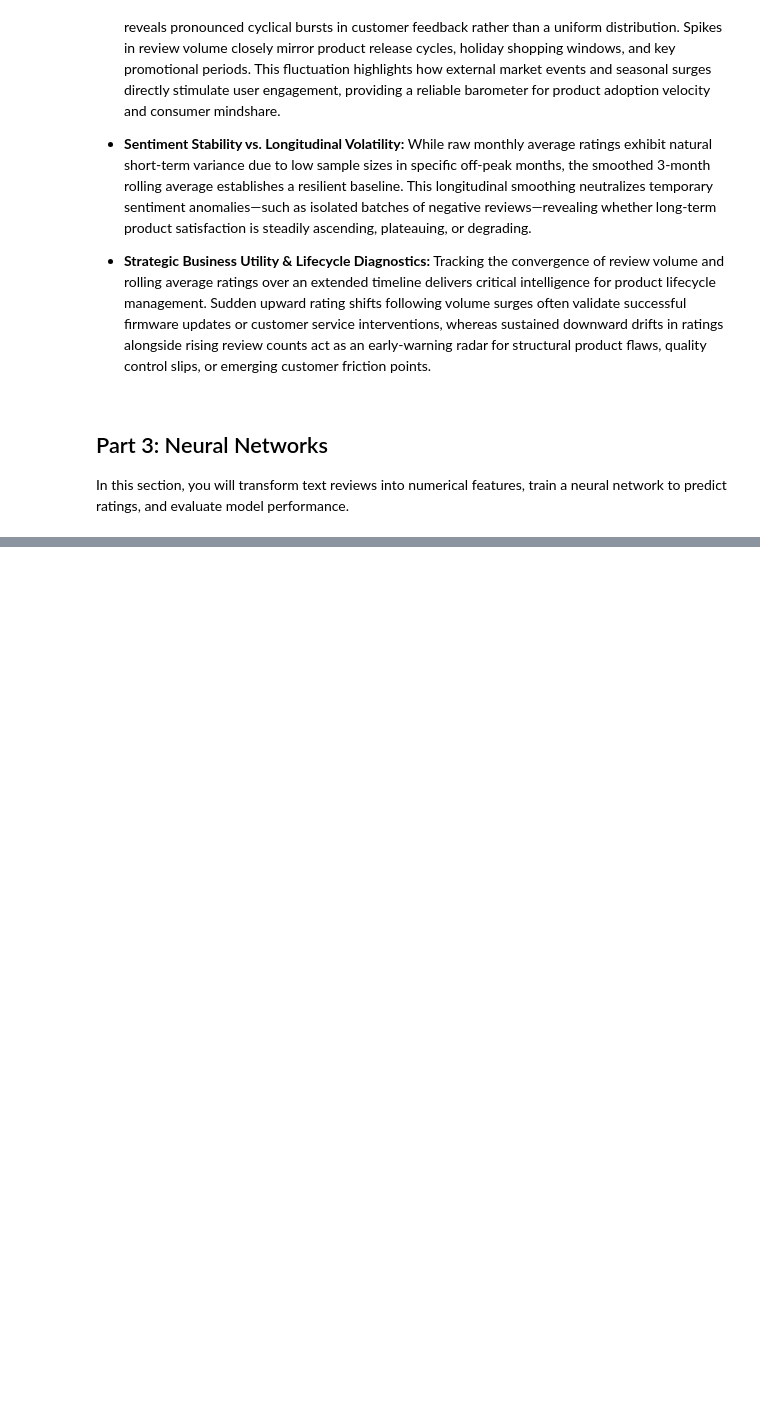
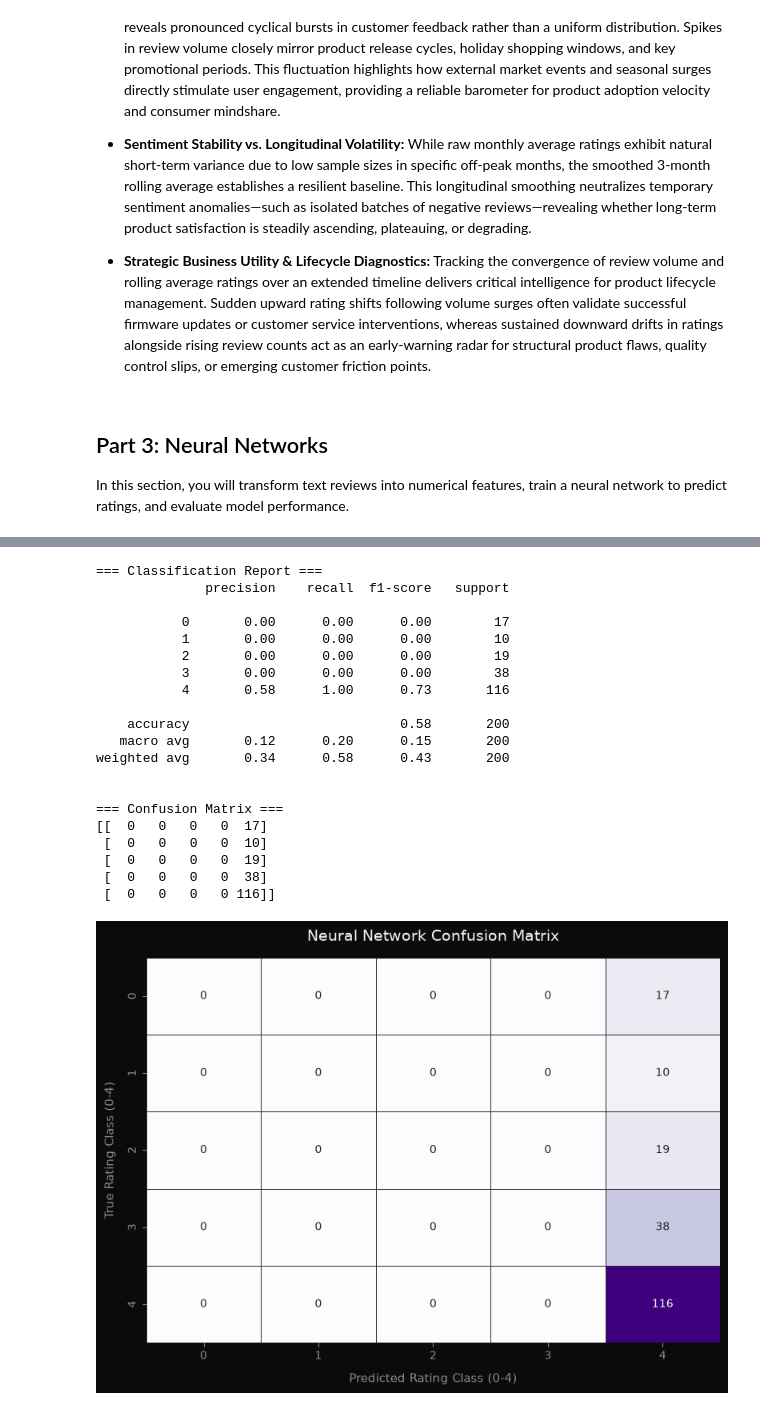
Before and after one commit to oliverkiplagat/dsc-nlp-timeseries-neural-networks-summative, a Jupyter notebook: C09_M08.ipynb, the cells around one changed output, grey strips where cells are left out. Drawn from its saved outputs; the diff is of its cells as text; code cells hidden in the pictures; blank space fills up the shorter version.

```diff
--- a/C09_M08.ipynb
+++ b/C09_M08.ipynb
@@ -795,0 +963,14 @@ In this section, you will transform text reviews into numerical features, train
+# %%
+# TODO: Compile the model.
+# Think about:
+# - optimizer
+# - loss function
+# - evaluation metric(s)
+
+model.compile(
+    optimizer=tf.keras.optimizers.Adam(learning_rate=0.001),
+    loss='categorical_crossentropy',
+    metrics=['accuracy']
+)
+
+print("--- Neural Network Model Compiled Successfully ---")
@@ -795,0 +1046,59 @@ In this section, you will transform text reviews into numerical features, train
+# %%
+# TODO: Create a classification report and/or confusion matrix to assess performance.
+print("=== Classification Report ===")
+print(classification_report(y_test, y_pred, zero_division=0))
+
+print("\n=== Confusion Matrix ===")
+conf_matrix = confusion_matrix(y_test, y_pred)
+print(conf_matrix)
+
+# Optional: Visualize confusion matrix using seaborn
+plt.style.use("dark_background")
+fig, ax = plt.subplots(figsize=(8, 6), facecolor="#0B0B0C")
+ax.set_facecolor("#0B0B0C")
+
+sns.heatmap(
+    conf_matrix,
+    annot=True,
+    fmt="d",
+    cmap="Purples",
+    cbar=False,
+    linewidths=0.5,
+    linecolor="#2C2C2E",
+    ax=ax
+)
+
+ax.set_title(
+    "Neural Network Confusion Matrix",
+    fontsize=14,
+    color="#F5F5F7",
+    pad=15
+)
+ax.set_xlabel("Predicted Rating Class (0-4)", fontsize=11, color="#8E8E93", labelpad=10)
+ax.set_ylabel("True Rating Class (0-4)", fontsize=11, color="#8E8E93", labelpad=10)
+
+ax.tick_params(colors="#8E8E93")
+plt.tight_layout()
+plt.show()
+# %% [output]
+=== Classification Report ===
+              precision    recall  f1-score   support
+
+           0       0.00      0.00      0.00        17
+           1       0.00      0.00      0.00        10
+           2       0.00      0.00      0.00        19
+           3       0.00      0.00      0.00        38
+           4       0.58      1.00      0.73       116
+
+    accuracy                           0.58       200
+   macro avg       0.12      0.20      0.15       200
+weighted avg       0.34      0.58      0.43       200
+
+
+=== Confusion Matrix ===
+[[  0   0   0   0  17]
+ [  0   0   0   0  10]
+ [  0   0   0   0  19]
+ [  0   0   0   0  38]
+ [  0   0   0   0 116]]
+[figure, added]
```
Also changed, not shown: parts of 19 cells of this notebook.
